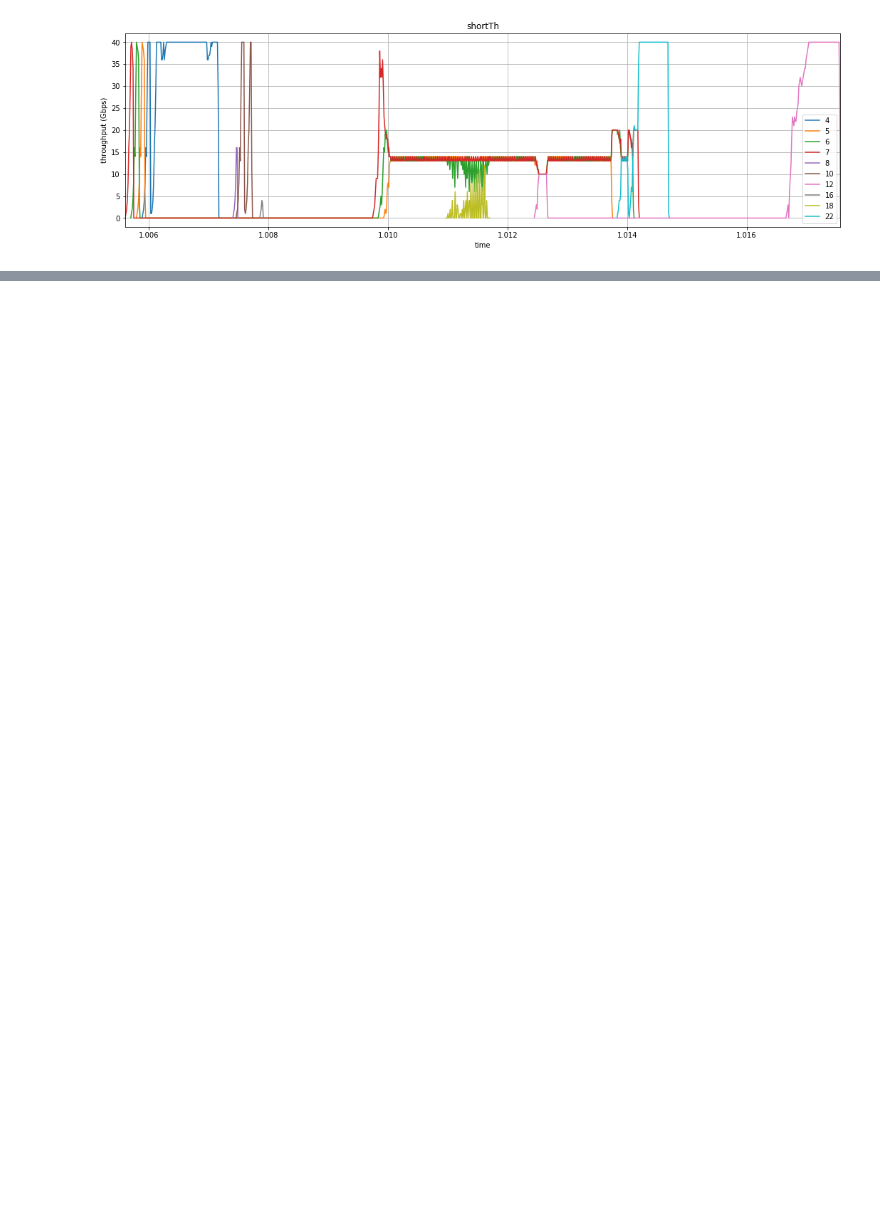
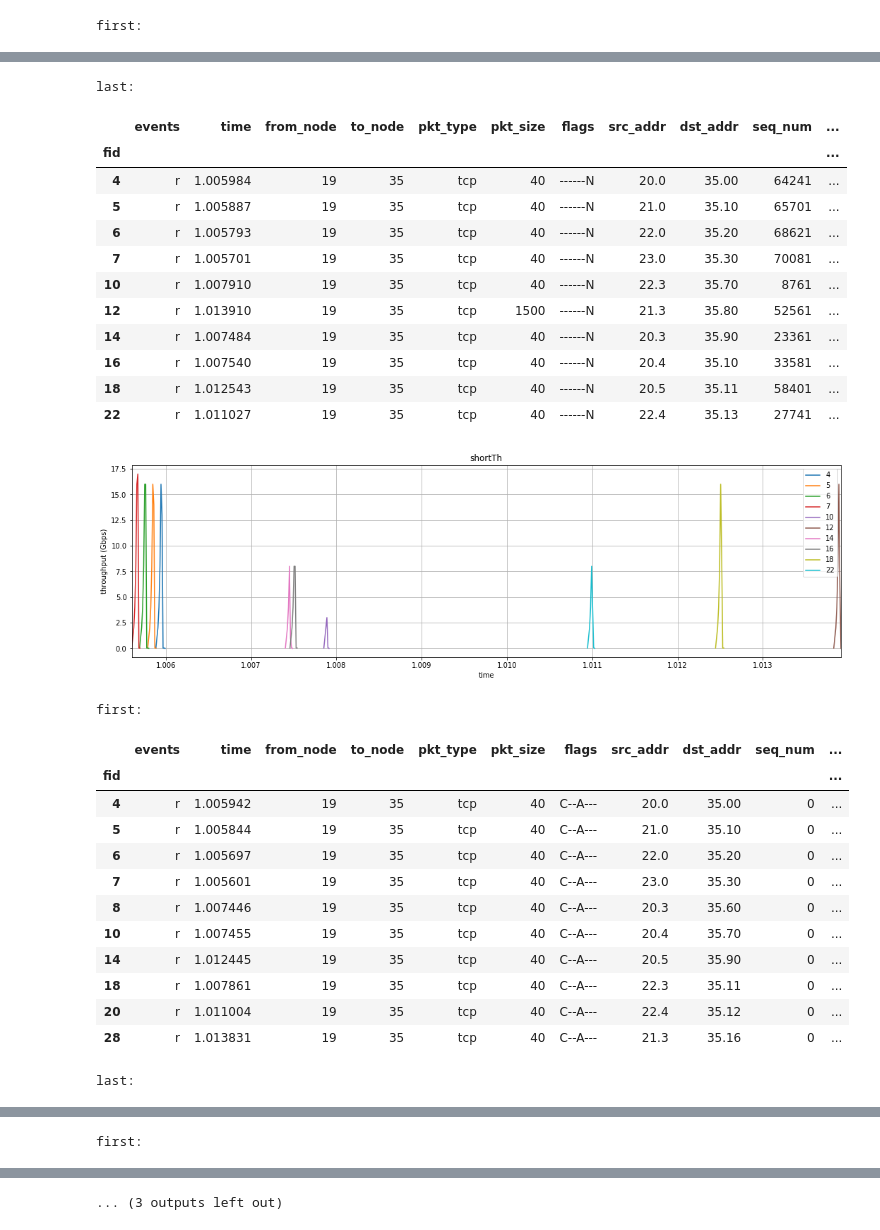
Before and after one commit to FruitBrother/Gearbox, a Jupyter notebook: analysis/shortTh.ipynb, the cells around one changed output, grey strips where cells are left out. Drawn from its saved outputs; the diff is of its cells as text; code cells hidden in the pictures; blank space fills up the shorter version.

```diff
--- a/analysis/shortTh.ipynb
+++ b/analysis/shortTh.ipynb
@@ -49,6 +48,10 @@ def plot_short_th(df_out_tr, window_size, node):
     #res.index = res.index.set_levels(res.index.get_level_values('ts') / timedelta(seconds=1), level=1)
     ax=None
     fids=[]
+    print("first:")
+    display(grouped.first())
+    print("last:")
+    display(grouped.last())
     for fid, _ in grouped:
         res_fid = res.loc[fid]
         res_fid['time'] = res_fid.index / timedelta(seconds=1)
@@ -58,11 +61,14 @@ def plot_short_th(df_out_tr, window_size, node):
     plt.ylabel('throughput (Gbps)')
     plt.legend(fids)
     plt.show()
-# %%
-dir = "/home/ovs2/lining/Gearbox/manual/AFQ10/"
-file = "out.tr"
-# %%
-df_out_tr = read_out_tr(dir, file)
-plot_short_th(df_out_tr, 12, 35)
-# %% [output]
-[figure, removed]
+# %%
+if __name__ == '__main__':
+    dir = "/home/ovs2/lining/Gearbox/manual/DropTail/"
+    df_out_tr_small = read_out_tr(dir, "small-out.tr")
+    df_out_tr_normal = read_out_tr(dir, "normal-out.tr")
+    df_out_tr_big = read_out_tr(dir, "big-out.tr")
+    plot_short_th(df_out_tr_small, 12, 35)
+    plot_short_th(df_out_tr_normal, 12, 35)
+    plot_short_th(df_out_tr_big, 12, 35)
+# %% [output]
+first:
@@ -68,0 +87,28 @@ plot_short_th(df_out_tr, 12, 35)
+last:
+|  | events | time | from_node | to_node | pkt_type | pkt_size | flags | src_addr | dst_addr | seq_num | ... |
+| fid |  |  |  |  |  |  |  |  |  |  | ... |
+| 4 | r | 1.005984 | 19 | 35 | tcp | 40 | ------N | 20.0 | 35.00 | 64241 | ... |
+| 5 | r | 1.005887 | 19 | 35 | tcp | 40 | ------N | 21.0 | 35.10 | 65701 | ... |
+| 6 | r | 1.005793 | 19 | 35 | tcp | 40 | ------N | 22.0 | 35.20 | 68621 | ... |
+| 7 | r | 1.005701 | 19 | 35 | tcp | 40 | ------N | 23.0 | 35.30 | 70081 | ... |
+| 10 | r | 1.007910 | 19 | 35 | tcp | 40 | ------N | 22.3 | 35.70 | 8761 | ... |
+| 12 | r | 1.013910 | 19 | 35 | tcp | 1500 | ------N | 21.3 | 35.80 | 52561 | ... |
+| 14 | r | 1.007484 | 19 | 35 | tcp | 40 | ------N | 20.3 | 35.90 | 23361 | ... |
+| 16 | r | 1.007540 | 19 | 35 | tcp | 40 | ------N | 20.4 | 35.10 | 33581 | ... |
+| 18 | r | 1.012543 | 19 | 35 | tcp | 40 | ------N | 20.5 | 35.11 | 58401 | ... |
+| 22 | r | 1.011027 | 19 | 35 | tcp | 40 | ------N | 22.4 | 35.13 | 27741 | ... |
+[figure, added]
+first:
+|  | events | time | from_node | to_node | pkt_type | pkt_size | flags | src_addr | dst_addr | seq_num | ... |
+| fid |  |  |  |  |  |  |  |  |  |  | ... |
+| 4 | r | 1.005942 | 19 | 35 | tcp | 40 | C--A--- | 20.0 | 35.00 | 0 | ... |
+| 5 | r | 1.005844 | 19 | 35 | tcp | 40 | C--A--- | 21.0 | 35.10 | 0 | ... |
+| 6 | r | 1.005697 | 19 | 35 | tcp | 40 | C--A--- | 22.0 | 35.20 | 0 | ... |
+| 7 | r | 1.005601 | 19 | 35 | tcp | 40 | C--A--- | 23.0 | 35.30 | 0 | ... |
+| 8 | r | 1.007446 | 19 | 35 | tcp | 40 | C--A--- | 20.3 | 35.60 | 0 | ... |
+| 10 | r | 1.007455 | 19 | 35 | tcp | 40 | C--A--- | 20.4 | 35.70 | 0 | ... |
+| 14 | r | 1.012445 | 19 | 35 | tcp | 40 | C--A--- | 20.5 | 35.90 | 0 | ... |
+| 18 | r | 1.007861 | 19 | 35 | tcp | 40 | C--A--- | 22.3 | 35.11 | 0 | ... |
+| 20 | r | 1.011004 | 19 | 35 | tcp | 40 | C--A--- | 22.4 | 35.12 | 0 | ... |
+| 28 | r | 1.013831 | 19 | 35 | tcp | 40 | C--A--- | 21.3 | 35.16 | 0 | ... |
+last:
@@ -68,0 +128 @@ plot_short_th(df_out_tr, 12, 35)
+first:
@@ -68,0 +141 @@ plot_short_th(df_out_tr, 12, 35)
+... (3 outputs left out)
```
Also changed, not shown: parts of 3 cells of this notebook, 33 other files.
